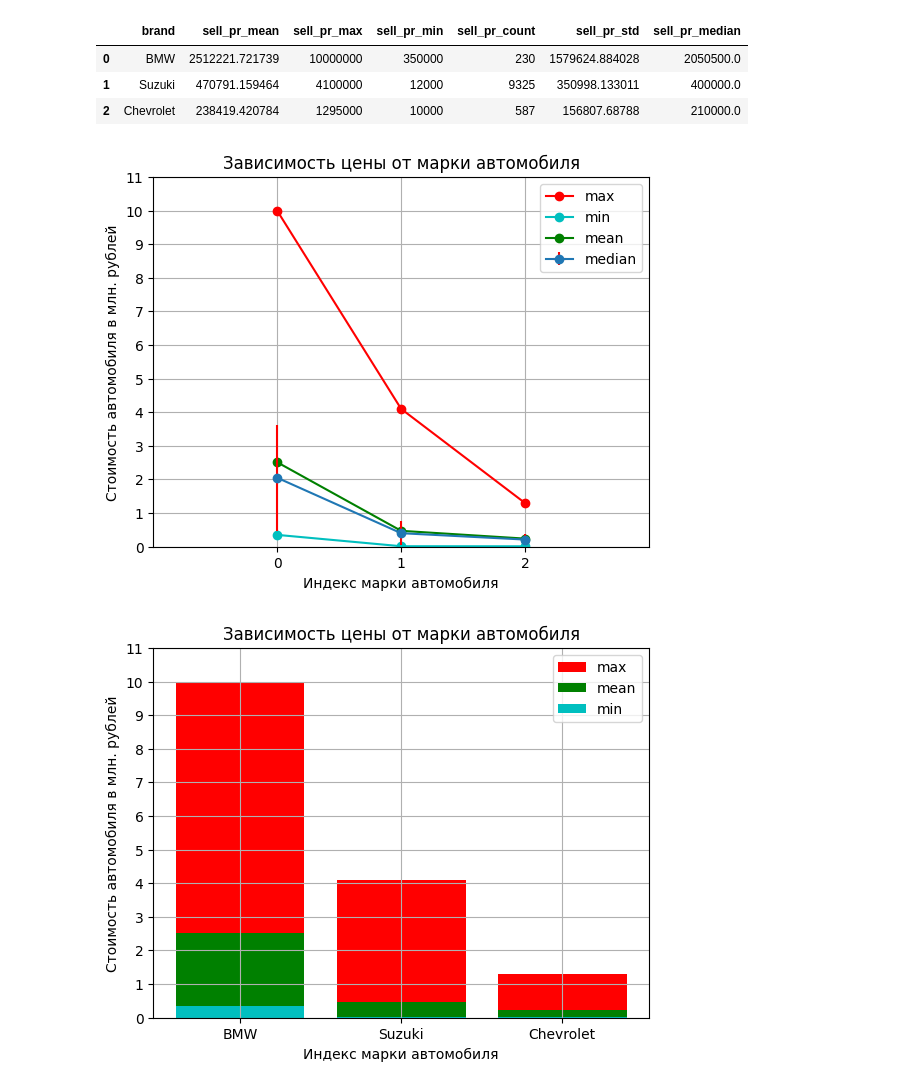
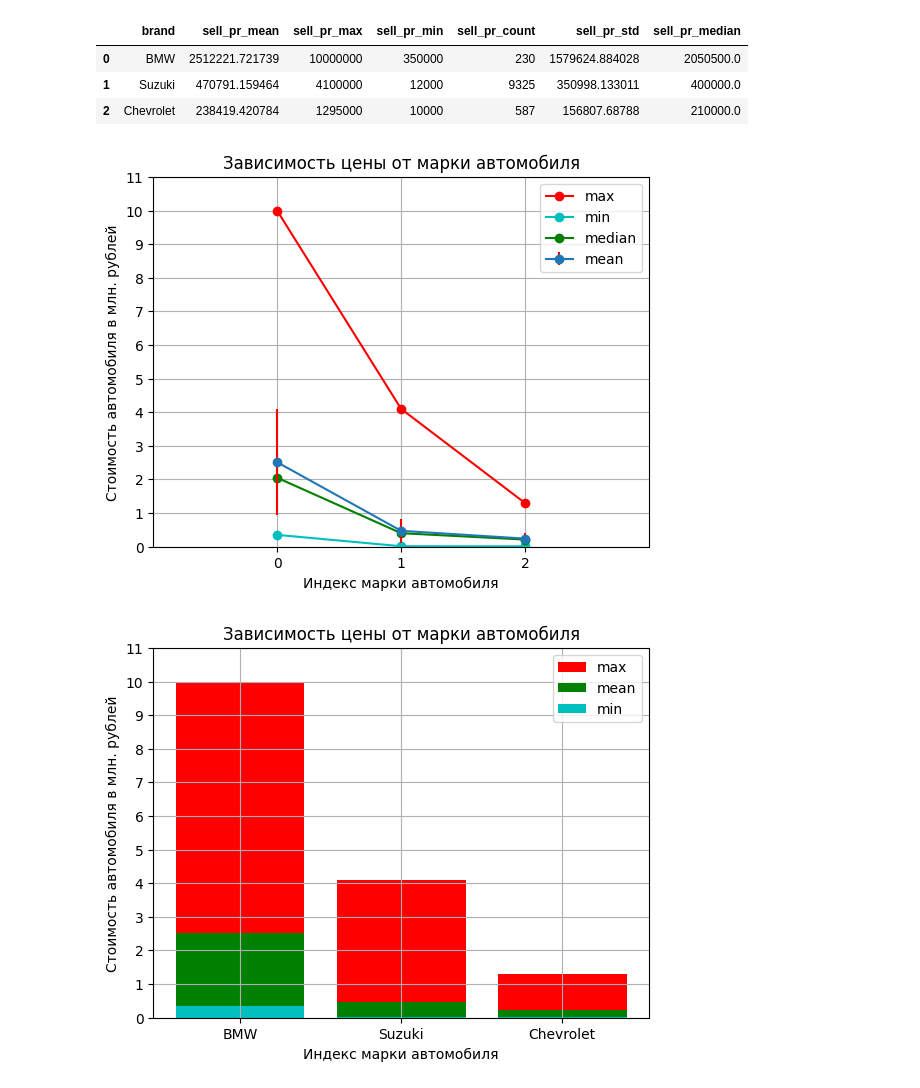
Before and after one commit to LlirikOknessu/tpu-8e21-ai-basis, a Jupyter notebook: Racheev/EDA_Racheev.ipynb, the cells around one changed output. Cells and saved outputs as stored; diff of their text form; code cells hidden in the pictures.

```diff
--- a/Racheev/EDA_Racheev.ipynb
+++ b/Racheev/EDA_Racheev.ipynb
@@ -1040,20 +1040,21 @@ car_brand
 # %%
 fig, ax = plt.subplots()
 ax.plot(car_brand.index.to_series(),car_brand['sell_pr_max'], color='r', marker='o', markersize=6)
 ax.plot(car_brand.index.to_series(),car_brand['sell_pr_min'], color='c', marker='o', markersize=6)
-ax.plot(car_brand.index.to_series(),car_brand['sell_pr_mean'], color='g', marker='o', markersize=6)
-ax.errorbar(car_brand.index.to_series(), car_brand['sell_pr_median'], xerr=0, yerr=car_brand['sell_pr_std'], fmt='o-', ecolor='red')
+ax.plot(car_brand.index.to_series(),car_brand['sell_pr_median'], color='g', marker='o', markersize=6)
+ax.errorbar(car_brand.index.to_series(), car_brand['sell_pr_mean'], xerr=0, yerr=car_brand['sell_pr_std'], fmt='o-', ecolor='red')
+
 plt.xlabel('Индекс марки автомобиля') #Подпись для оси х
 plt.ylabel('Стоимость автомобиля в млн. рублей') #Подпись для оси y
 plt.title('Зависимость цены от марки автомобиля') #Название
 ax.set(xlim=(-1, 3), xticks=np.arange(0, 3, 1),
     ylim=(0, 11*math.pow(10,6)), yticks=np.arange(0, 12)*math.pow(10,6),
        yticklabels=np.arange(0, 12))
-ax.legend(['max', 'min', 'mean', 'median'])
+ax.legend(['max', 'min','median', 'mean'])
 ax.grid()
 plt.show()
 # %% [output]
-[figure, old version]
+[figure, new version]
 # %%
 fig, ax = plt.subplots()
 ax.bar(car_brand['brand'],car_brand['sell_pr_max'], color='r')
```
Also changed, not shown: parts of 150 cells of this notebook.
